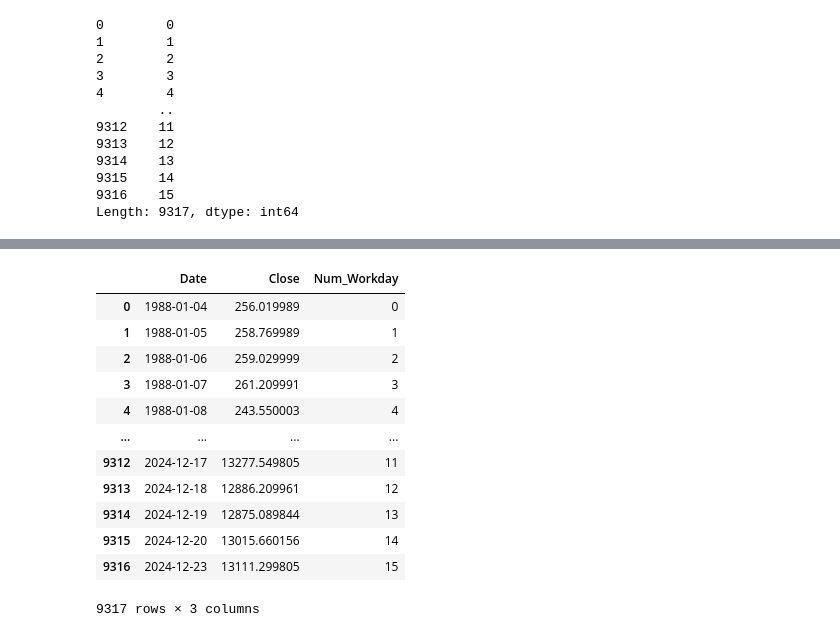
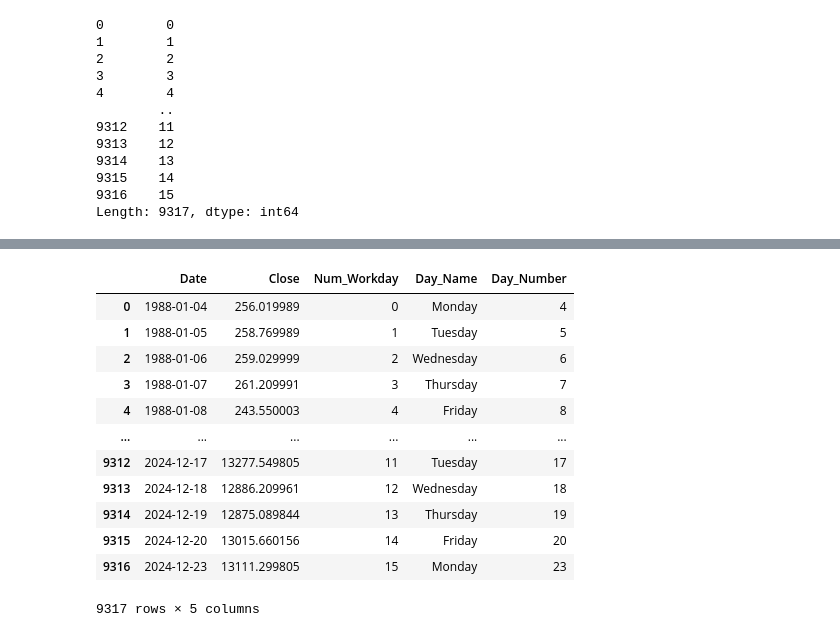
Before and after one commit to fabianbermana/seasonality_analysis, a Jupyter notebook: src/day_of_month.ipynb, the cells around one changed output, grey strips where cells are left out. Cells and saved outputs as stored; diff of their text form; code cells hidden in the pictures.

```diff
--- a/src/day_of_month.ipynb
+++ b/src/day_of_month.ipynb
@@ -76,23 +83,27 @@ Length: 9317, dtype: int64
 # %%
 data_working_day = (
     DATA
     .copy()
 )
 
 data_working_day['Num_Workday'] = series_working_dates
 
+data_working_day['Day_Name'] = data_working_day['Date'].dt.day_name()
+
+data_working_day['Day_Number'] = data_working_day['Date'].dt.day
+
 display(data_working_day)
 # %% [output]
-|  | Date | Close | Num_Workday |
-| 0 | 1988-01-04 | 256.019989 | 0 |
-| 1 | 1988-01-05 | 258.769989 | 1 |
-| 2 | 1988-01-06 | 259.029999 | 2 |
-| 3 | 1988-01-07 | 261.209991 | 3 |
-| 4 | 1988-01-08 | 243.550003 | 4 |
-| ... | ... | ... | ... |
-| 9312 | 2024-12-17 | 13277.549805 | 11 |
-| 9313 | 2024-12-18 | 12886.209961 | 12 |
-| 9314 | 2024-12-19 | 12875.089844 | 13 |
-| 9315 | 2024-12-20 | 13015.660156 | 14 |
-| 9316 | 2024-12-23 | 13111.299805 | 15 |
+|  | Date | Close | Num_Workday | Day_Name | Day_Number |
+| 0 | 1988-01-04 | 256.019989 | 0 | Monday | 4 |
+| 1 | 1988-01-05 | 258.769989 | 1 | Tuesday | 5 |
+| 2 | 1988-01-06 | 259.029999 | 2 | Wednesday | 6 |
+| 3 | 1988-01-07 | 261.209991 | 3 | Thursday | 7 |
+| 4 | 1988-01-08 | 243.550003 | 4 | Friday | 8 |
+| ... | ... | ... | ... | ... | ... |
+| 9312 | 2024-12-17 | 13277.549805 | 11 | Tuesday | 17 |
+| 9313 | 2024-12-18 | 12886.209961 | 12 | Wednesday | 18 |
+| 9314 | 2024-12-19 | 12875.089844 | 13 | Thursday | 19 |
+| 9315 | 2024-12-20 | 13015.660156 | 14 | Friday | 20 |
+| 9316 | 2024-12-23 | 13111.299805 | 15 | Monday | 23 |
-9317 rows × 3 columns
+9317 rows × 5 columns
```
Also changed, not shown: parts of 14 cells of this notebook.
